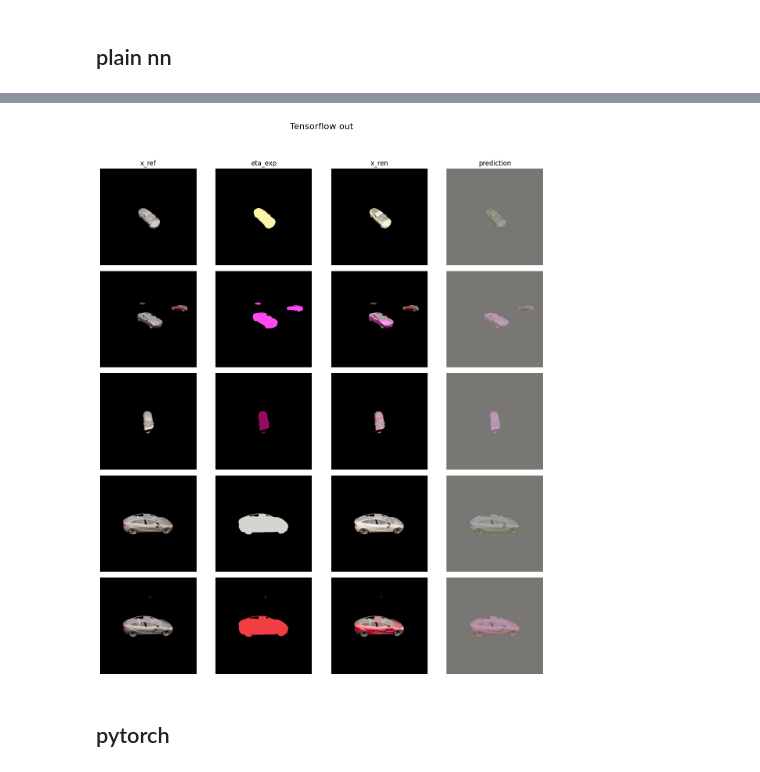
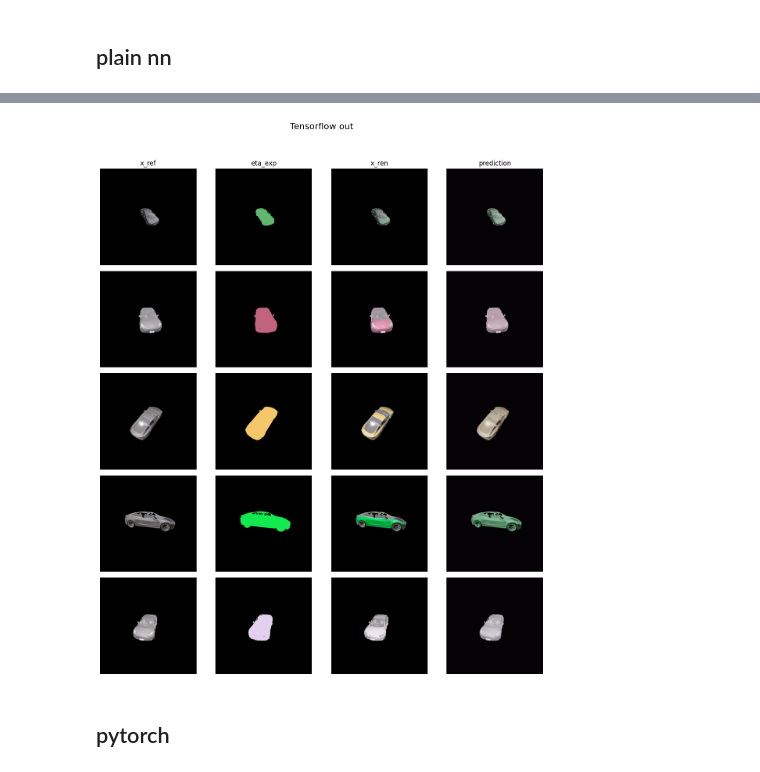
Before and after one commit to Adarash99/camouflage, a Jupyter notebook: renderer.ipynb, the cells around one changed output, grey strips where cells are left out. Cells and saved outputs as stored; diff of their text form; code cells hidden in the pictures.

```diff
--- a/renderer.ipynb
+++ b/renderer.ipynb
@@ -30,21 +30,14 @@ Requirement already satisfied: oauthlib>=3.0.0 in /home/lunet/bz0192/.conda/envs
 # %% [markdown]
 ### Transformation Feature Extractor
 # %%
-# =============================
-# Differentiable Transformation Network (DTN) Full Notebook
-# With: Real Data Loading + Visualization
-# =============================
-
-
 import tensorflow as tf
 from tensorflow.keras import layers, models
 
 
 print("TensorFlow version:", tf.__version__)
 
-# =============================
 
-# 🧱 Step 2: Build Transformation Feature Extractor
+# Build Transformation Feature Extractor
 
 def build_dtn(input_shape=(500, 500, 3), tf_channels=12, backbone="resnet", k=4):
     inputs = layers.Input(shape=input_shape)
@@ -74,9 +67,8 @@ def build_dtn(input_shape=(500, 500, 3), tf_channels=12, backbone="resnet", k=4)
     model = models.Model(inputs, x, name=f"DTN_{backbone}_k{k}")
     return model
 
-# =============================
 
-# 🔄 Step 3: Build Expected Texture Transformer
+# Build Expected Texture Transformer
 
 def expected_texture_transformer(tf_features, eta_exp):
     subtractor = tf_features[..., 0:3]
@@ -90,11 +82,10 @@ def expected_texture_transformer(tf_features, eta_exp):
     x = x + adder2
     return x
 
-# =============================
 
-# 🏋️ Step 4: Define Training Loop
+# Define Training Loop
 
-def train_dtn(x_ref, eta_exp, x_ren, epochs=25, batch_size=16, backbone="resnet", k=4):
+def train_dtn(x_ref, eta_exp, x_ren, epochs=5, batch_size=16, backbone="resnet", k=4):
     dtn_model = build_dtn(backbone=backbone, k=k)
     optimizer = tf.keras.optimizers.Adam()
     loss_fn = tf.keras.losses.BinaryCrossentropy()
@@ -121,9 +112,8 @@ def train_dtn(x_ref, eta_exp, x_ren, epochs=25, batch_size=16, backbone="resnet"
 
     return dtn_model
 
-# =============================
 
-# 📥 Step 5: Real Data Loading (From Files)
+# Real Data Loading (From Files)
 
 def load_images_from_folder(folder, image_size=(500, 500)):
     paths = sorted(glob(os.path.join(folder, '*.png')) + glob(os.path.join(folder, '*.jpg')))
@@ -159,16 +149,14 @@ else:
 
 print("Data loaded:", x_ref.shape, eta_exp.shape, x_ren.shape)
 
-# =============================
 
-# 🚀 Step 6: Train DTN Model
+# Train DTN Model
 
 print("\nStarting DTN Training...")
 trained_model = train_dtn(x_ref, eta_exp, x_ren, epochs=25, batch_size=32, backbone="resnet", k=4)
 
-# =============================
 
-# 💾 Step 7: Save Model
+# Save Model
 trained_model.save("dtn_model_real.h5")
-print("\nModel saved as dtn_model_real.h5 ✅")
+print("\nModel saved as dtn_model_real.h5 ")
 # %% [output]
@@ -335,7 +294,9 @@ Loading real datasets...
 
 model = build_simple_dtn(input_shape=(500, 500, 3))
 
-model.compile(optimizer=Adam(1e-3), loss='mse', metrics=[tf.keras.metrics.Accuracy()])
+model.compile(optimizer='adam', loss='mse', metrics=['accuracy'])
 
-model.fit([x_ref[95:], eta_exp[95:]], x_ren[95:], epochs=20, batch_size=32, validation_split=0.1)
+model.fit([x_ref[:1025], eta_exp[:1025]], x_ren[:1025], epochs=10, batch_size=64, validation_split=0.1, callbacks=[
+    tf.keras.callbacks.EarlyStopping(monitor='val_loss', patience=3, restore_best_weights=True)
+])
 # %% [output]
@@ -370,7 +337,7 @@ import matplotlib.pyplot as plt
 import numpy as np
 
 # Predict
-preds = model.predict([x_ref[:5], eta_exp[:5]])
+preds = model.predict([x_ref[1025:], eta_exp[1025:]])
 
 # Plot 5 rows × 4 columns (x_ref, eta_exp, x_ren, prediction)
 num_samples = 5
@@ -379,7 +346,7 @@ titles = ["x_ref", "eta_exp", "x_ren", "prediction"]
 plt.figure(figsize=(12, num_samples * 3))
 
 for i in range(num_samples):
-    images = [x_ref[i], eta_exp[i], x_ren[i], preds[i]]
+    images = [x_ref[i+1025], eta_exp[i+1025], x_ren[i+1025], preds[i]]
     for j in range(4):
         plt.subplot(num_samples, 4, i * 4 + j + 1)
         plt.imshow(np.clip(images[j], 0, 1))
@@ -395,4 +362,4 @@ plt.show()
-[figure, old version]
+[figure, new version]
 # %% [markdown]
 ## pytorch
 # %% [markdown]
```
Also changed, not shown: parts of 10 cells of this notebook.
